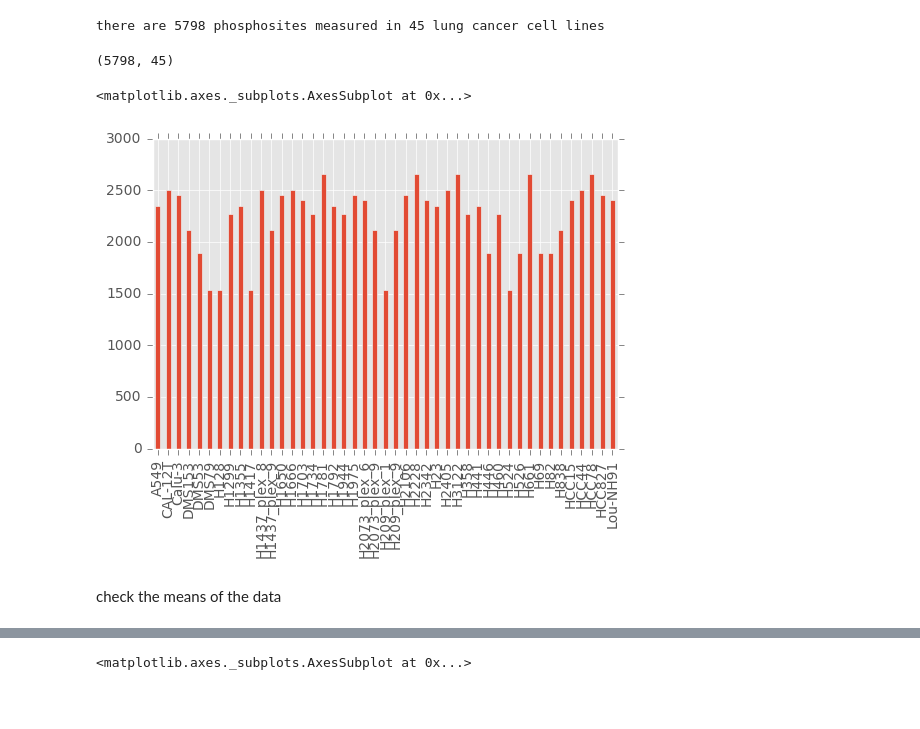
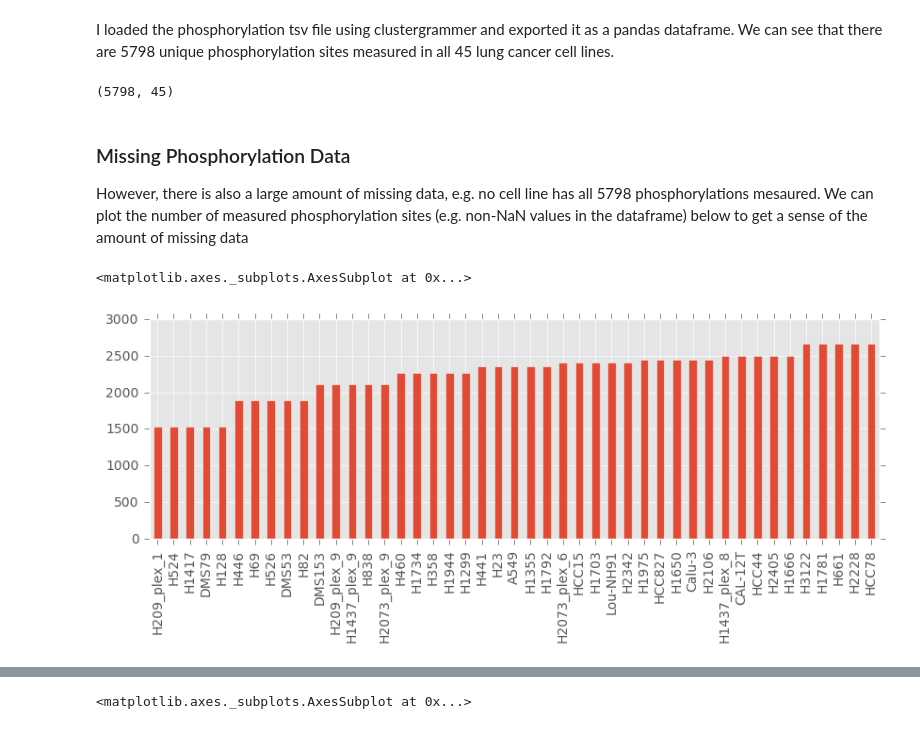
Before and after one commit to MaayanLab/CST_Lung_Cancer_Viz, a Jupyter notebook: CST_PTM_Data_Overview.ipynb, the cells around one changed output, grey strips where cells are left out. Drawn from its saved outputs; the diff is of its cells as text; code cells hidden in the pictures; blank space fills up the shorter version.

```diff
--- a/CST_PTM_Data_Overview.ipynb
+++ b/CST_PTM_Data_Overview.ipynb
@@ -34,16 +39,17 @@ for inst_name in col_names:
     simple_col_names.append(inst_name[0])
 
 inst_df.columns = simple_col_names
-# %%
-print('there are 5798 phosphosites measured in 45 lung cancer cell lines')
-inst_df.shape
-# %% [output]
-there are 5798 phosphosites measured in 45 lung cancer cell lines
-(5798, 45)
+# %% [markdown]
+I loaded the phosphorylation tsv file using clustergrammer and exported it as a pandas dataframe. We can see that there are 5798 unique phosphorylation sites measured in all 45 lung cancer cell lines.
+# %%
+inst_df.shape
+# %% [output]
+(5798, 45)
+# %% [markdown]
+### Missing Phosphorylation Data
+However, there is also a large amount of missing data, e.g. no cell line has all 5798 phosphorylations mesaured. We can plot the number of measured phosphorylation sites (e.g. non-NaN values in the dataframe) below to get a sense of the amount of missing data
 # %%
-inst_df.count().plot(kind='bar')
+inst_df.count().sort_values().plot(kind='bar', figsize=(10,3))
 # %% [output]
 <matplotlib.axes._subplots.AxesSubplot at 0x...>
-[figure, old version]
+[figure, new version]
-# %% [markdown]
-check the means of the data
```
Also changed, not shown: parts of 4 cells of this notebook.
